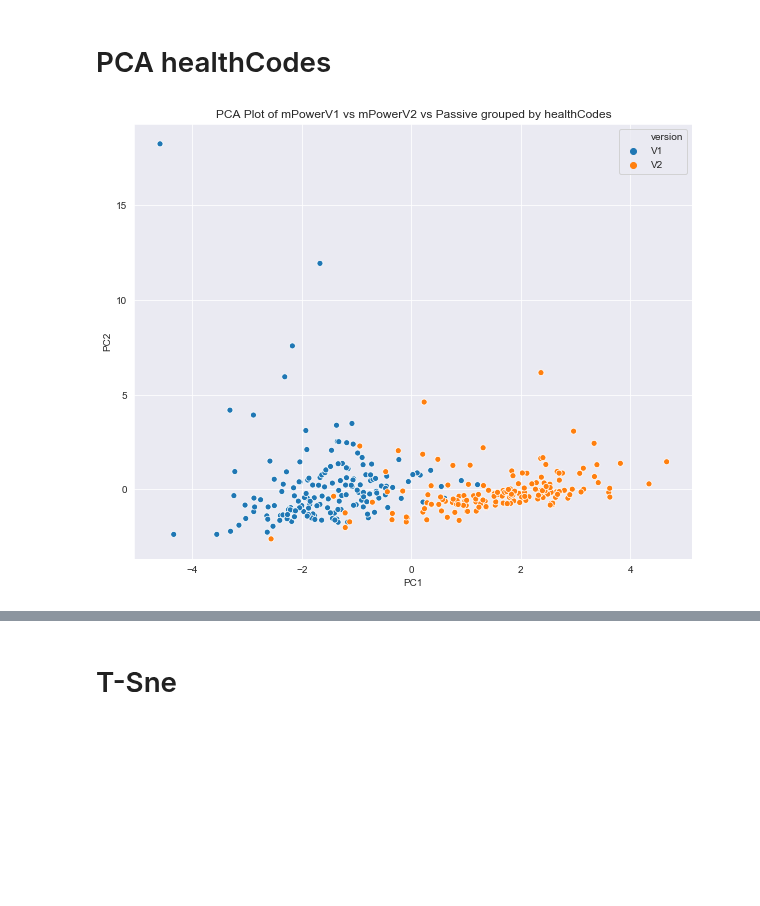
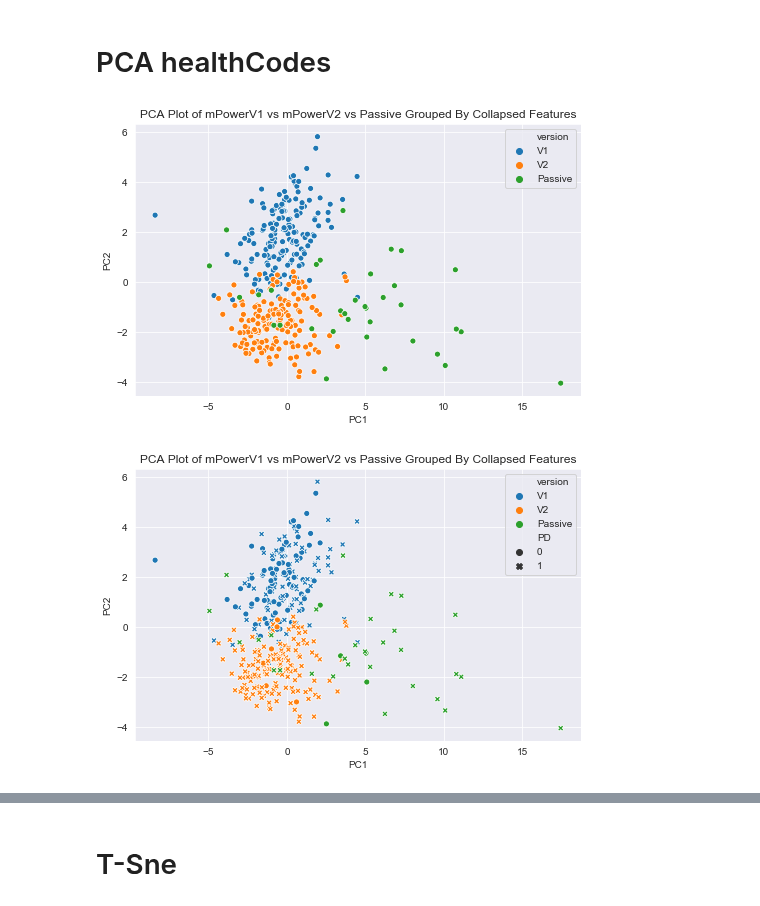
Before and after one commit to arytontediarjo/mPower-Analysis, a Jupyter notebook: Notebooks/CLUSTER_ANALYSIS.ipynb, the cells around one changed output, grey strips where cells are left out. Drawn from its saved outputs; the diff is of its cells as text; code cells hidden in the pictures; blank space fills up the shorter version.

```diff
--- a/Notebooks/CLUSTER_ANALYSIS.ipynb
+++ b/Notebooks/CLUSTER_ANALYSIS.ipynb
@@ -71,4 +81,8 @@ plt.show()
 # %%
 grouped_df_v1 = pd.read_csv("../Data/MAX_WALKING_TRAINING_DATA.csv").drop(["healthCode"], axis = 1)
 grouped_df_v2 = pd.read_csv("../Data/MAX_WALKING_TRAINING_DATA_V2.csv").drop(["healthCode"], axis = 1)
-# grouped_df_passive = pd.read_csv("../Data/MAX_WALKING_TRAINING_DATA_PASSIVE.csv").drop(["healthCode"], axis = 1)
+grouped_df_passive = pd.read_csv("../Data/MAX_WALKING_TRAINING_DATA_PASSIVE.csv").drop(["healthCode"], axis = 1)
+grouped_df_v1["version"] = "V1"
+grouped_df_v2["version"] = "V2"
+grouped_df_passive["version"] = "Passive"
+grouped_data = pd.concat([grouped_df_v1, grouped_df_v2, grouped_df_passive]).reset_index(drop = True)
@@ -79,6 +89,9 @@ grouped_df_v2["version"] = "V2"
-# %%
-grouped_data = pd.concat([grouped_df_v1, grouped_df_v2]).reset_index(drop = True)
 # %%
 scaler = StandardScaler()
 X = grouped_data.drop(["version", "PD"], axis = 1)
 y = grouped_data[["version", "PD"]]
+X_scaled = scaler.fit_transform(X)
+pca = PCA(n_components = 3)
+principal_comp = pca.fit_transform(X_scaled)
+principal_df = pd.DataFrame(data = principal_comp)
+principal_df = pd.concat([principal_df, y], axis = 1)
@@ -91,10 +98,22 @@ principal_df = pd.concat([principal_df, y], axis = 1)
 # %%
-plt.figure(figsize=(10,8))
-sns.scatterplot(principal_df[0], principal_df[1], hue = principal_df["version"])
-plt.title("PCA Plot of mPowerV1 vs mPowerV2 vs Passive grouped by healthCodes")
+plt.figure(figsize=(8,5))
+sns.scatterplot(principal_df[0], principal_df[1],
+                hue = principal_df["version"])
+plt.title("PCA Plot of mPowerV1 vs mPowerV2 vs Passive Grouped By Collapsed Features")
 plt.ylabel("PC2")
 plt.xlabel("PC1")
 plt.grid()
 plt.show()
+
+
+plt.figure(figsize=(8,5))
+sns.scatterplot(principal_df[0], principal_df[1],
+                hue = principal_df["version"], style = principal_df["PD"])
+plt.title("PCA Plot of mPowerV1 vs mPowerV2 vs Passive Grouped By Collapsed Features")
+plt.ylabel("PC2")
+plt.xlabel("PC1")
+plt.grid()
+plt.show()
 # %% [output]
-[figure, old version]
+[figure, new version]
+[figure, added]
```
Also changed, not shown: parts of 19 cells of this notebook, 17 other files.
